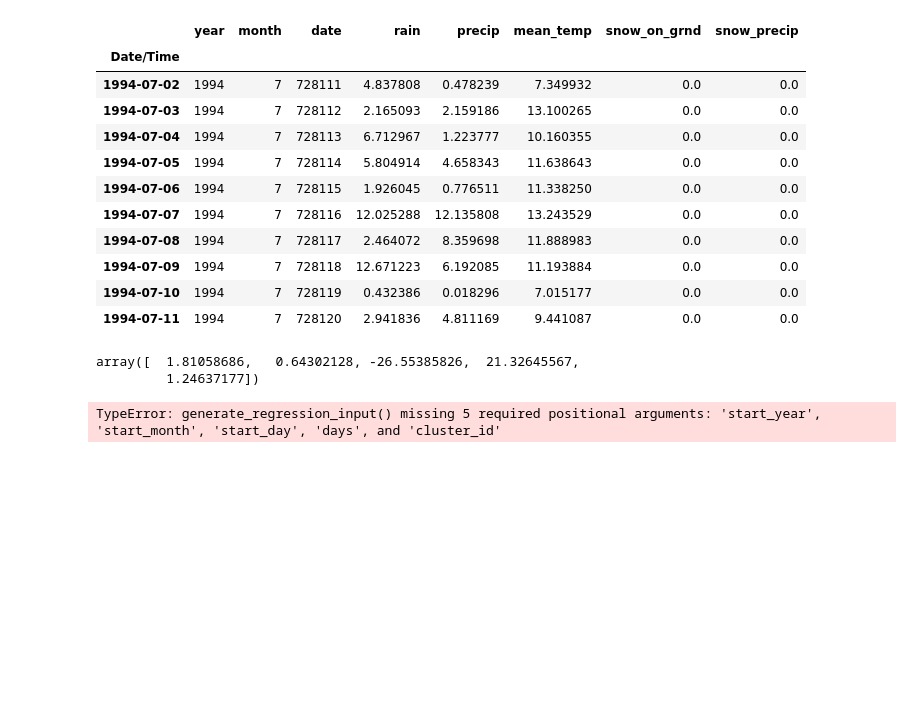
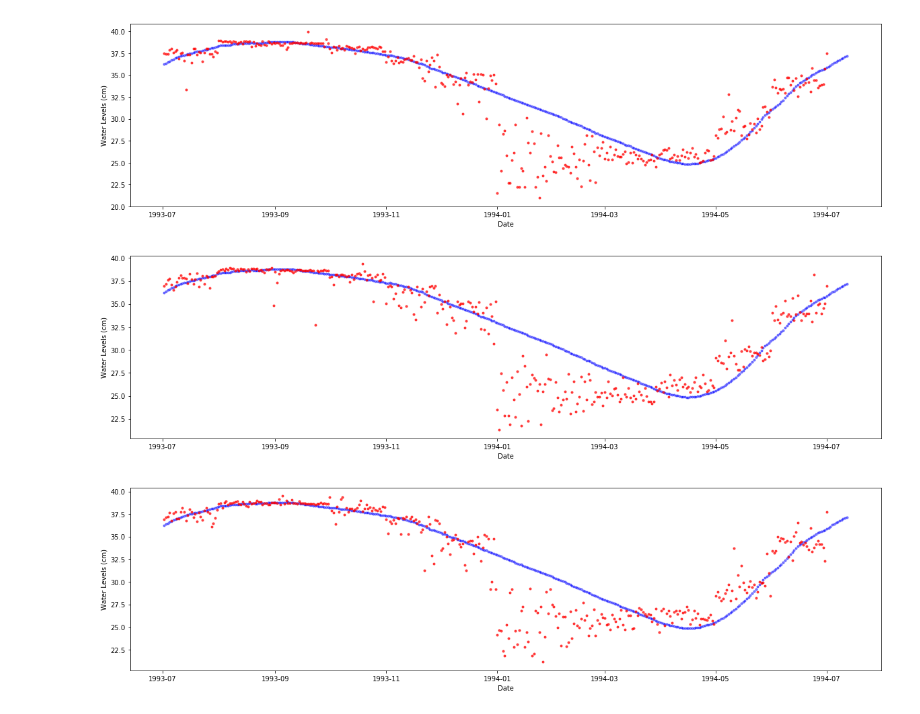
Before and after one commit to eclam/ReservoirLevels, a Jupyter notebook: generate_regressor_input.ipynb, the cells around one changed output. Saved outputs shown, nothing was run; the diff lists cells and outputs as text; code cells hidden in the pictures; blank space fills up the shorter version.

Commit message:
finalize regressor notebook

```diff
--- a/generate_regressor_input.ipynb
+++ b/generate_regressor_input.ipynb
@@ -6,5 +8,6 @@ import datetime as dt
 # %%
 X_COLUMNS = ['year', 'month', 'date', 'rain', 'precip', 'mean_temp', 'snow_on_grnd', 'snow_precip']
+OUTPUT_COLUMNS = ['date','year', 'month', 'rain', 'precip', 'mean_temp', 'snow_on_grnd', 'snow_precip']
 
 station_data = pd.read_csv('./index_data/closest_weather_to_hydro_stations.csv')
 rename_map = { station_data.columns[0]: 'hydro_id',
@@ -47,7 +50,7 @@ def genday(month, day, cluster_id):
     means= means[means['cluster_id'] == cluster_id][generate_cols]
     stds = filter_df(stdev_data, month, day)[generate_cols]
 
-    return np.random.normal(means, stds)[0]
+    return np.random.normal(loc=means,scale=stds)[0]
 
 def generate_weather_data(df_row, cluster_id):
     row = genday(df_row['month'], df_row['day'], cluster_id)
@@ -69,4 +72,4 @@ def generate_regression_input(start_year, start_month, start_day, days, cluster_
     del regression_input['day']
     regression_input.columns = X_COLUMNS
 
-    return regression_input
+    return regression_input[OUTPUT_COLUMNS]
@@ -99,24 +76,21 @@ array([10.76289376, 10.76289376, 10.76289376, 10.76289376, 10.76289376,
-# %%
-generate_regression_input(start_year=1994, start_month=7, start_day=2, cluster_id=0, days=10)
-# %% [output]
-|  | year | month | date | rain | precip | mean_temp | snow_on_grnd | snow_precip |
-| Date/Time |  |  |  |  |  |  |  |  |
-| 1994-07-02 | 1994 | 7 | 728111 | 4.837808 | 0.478239 | 7.349932 | 0.0 | 0.0 |
-| 1994-07-03 | 1994 | 7 | 728112 | 2.165093 | 2.159186 | 13.100265 | 0.0 | 0.0 |
-| 1994-07-04 | 1994 | 7 | 728113 | 6.712967 | 1.223777 | 10.160355 | 0.0 | 0.0 |
-| 1994-07-05 | 1994 | 7 | 728114 | 5.804914 | 4.658343 | 11.638643 | 0.0 | 0.0 |
-| 1994-07-06 | 1994 | 7 | 728115 | 1.926045 | 0.776511 | 11.338250 | 0.0 | 0.0 |
-| 1994-07-07 | 1994 | 7 | 728116 | 12.025288 | 12.135808 | 13.243529 | 0.0 | 0.0 |
-| 1994-07-08 | 1994 | 7 | 728117 | 2.464072 | 8.359698 | 11.888983 | 0.0 | 0.0 |
-| 1994-07-09 | 1994 | 7 | 728118 | 12.671223 | 6.192085 | 11.193884 | 0.0 | 0.0 |
-| 1994-07-10 | 1994 | 7 | 728119 | 0.432386 | 0.018296 | 7.015177 | 0.0 | 0.0 |
-| 1994-07-11 | 1994 | 7 | 728120 | 2.941836 | 4.811169 | 9.441087 | 0.0 | 0.0 |
-# %%
-genday(1,1,1)
-# %% [output]
-array([  1.81058686,   0.64302128, -26.55385826,  21.32645567,
-         1.24637177])
-# %%
-generate_regression_input()
-# %% [output]
-TypeError: generate_regression_input() missing 5 required positional arguments: 'start_year', 'start_month', 'start_day', 'days', and 'cluster_id'
+# %%
+def filter_by_date_range(df,start,end):
+    # start, end format %Y-%m-%d
+    df = df.reset_index(drop=False)
+    df = df.rename(columns={'index':'Date/Time'})
+    df['Date/Time'] = pd.to_datetime(df['Date/Time'],format="%Y-%m-%d",errors='coerce')
+    df = df[pd.notnull(df['Date/Time'])]
+
+    df = df[(df['Date/Time'] <= end) &(df['Date/Time'] >= start)]
+
+    return df.set_index('Date/Time')
+
+def plot_model(regression_data, real_data, model, output_filename, cluster_id):
+    # real values in blue, predicted values in red
+
+    plt.xlabel('Date')
+    plt.ylabel('Water Levels (cm)')
+    plt.plot(real_data['water_level'], 'b.', alpha=0.5)
+
+    plt.plot(regression_data['date'], model.predict(regression_data[OUTPUT_COLUMNS]), 'r.', alpha=0.7)
+    plt.savefig('models/cluster_predict{}.png'.format(output_filename))
@@ -122,0 +128,20 @@ TypeError: generate_regression_input() missing 5 required positional arguments:
+# %%
+# to generate something here, the appropriate model should have been created in 'daily_models.ipynb'
+# in that notebook, call `create_models(key)` with the appropriate key to generate the model over here
+# the key should have format hydro_xxxxxxx
+hydro_id = 'hydro_07ED002'[6:] # choose this from daily_keys
+real_data = pd.read_hdf('daily_combined_data.hdf', key='hydro_{}'.format(hydro_id)).sort_index().dropna()
+# choose a date range, match it in line 8
+real_data = filter_by_date_range(real_data, '1993-07-02', '1994-07-12')
+model = load_model(hydro_id)
+mean_data, stdev_data = get_weather_cluster_data(hydro_id)
+
+for cluster_id in range(3):
+    regression_input = generate_regression_input(start_year=1993, start_month=7, start_day=2, cluster_id=cluster_id, days=365)
+    plt.figure(figsize=(20,5))
+    plot_model(regression_input, real_data, model, '{0}_{1}'.format(hydro_id, cluster_id), cluster_id)
+    plt.show()
+# %% [output]
+[figure, added]
+[figure, added]
+[figure, added]
```
Also changed, not shown: parts of 3 cells of this notebook.
